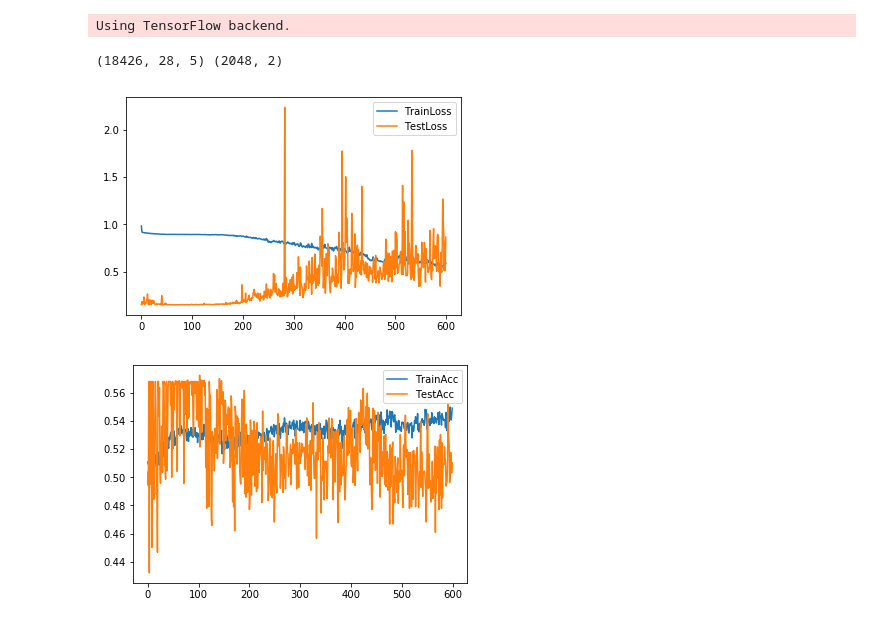
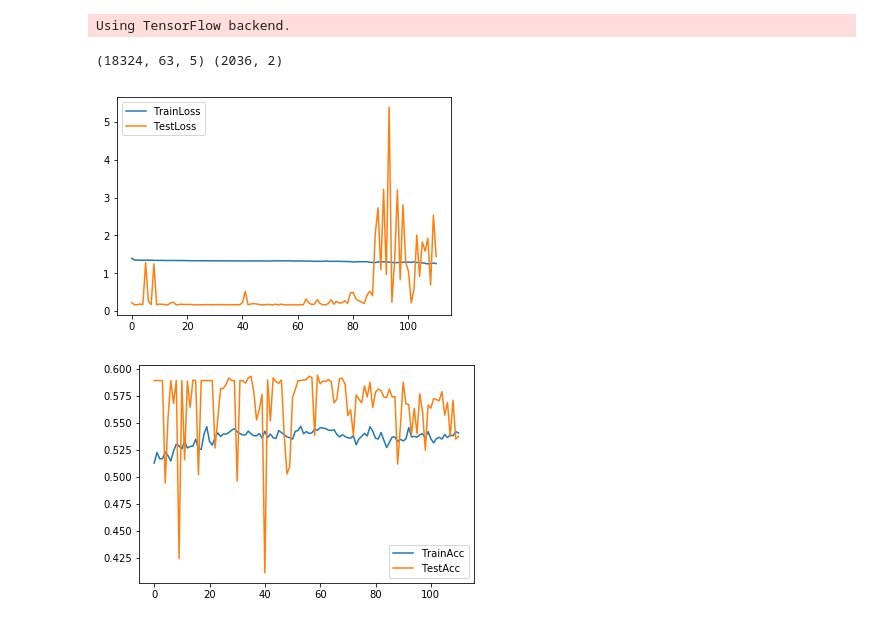
Before and after one commit to sshh12/StockMarketML, a Jupyter notebook: Variation2/TrendPrediction.ipynb, the cells around one changed output. Saved outputs shown, nothing was run; the diff lists cells and outputs as text; code cells hidden in the pictures.

```diff
--- a/Variation2/TrendPrediction.ipynb
+++ b/Variation2/TrendPrediction.ipynb
@@ -25,8 +25,8 @@ Using TensorFlow backend.
 epochs           = 600
 batch_size       = 32
 
-window_size      = 32
-skip_window_size = 4
+window_size      = 70
+skip_window_size = 7
 
 train_split      = .9
 emb_size         = 5
@@ -132,19 +132,19 @@ def get_model():
 
     model.add(LSTM(300, input_shape=(window_size - skip_window_size, emb_size)))
     model.add(BatchNormalization())
-    model.add(LeakyReLU())
+    model.add(PReLU())
 
     model.add(Dense(300))
     model.add(BatchNormalization())
-    model.add(LeakyReLU())
+    model.add(PReLU())
 
-    model.add(Dense(300))
+    model.add(Dense(260))
     model.add(BatchNormalization())
-    model.add(LeakyReLU())
+    model.add(PReLU())
 
-    model.add(Dense(300))
+    model.add(Dense(200))
     model.add(BatchNormalization())
-    model.add(LeakyReLU())
+    model.add(PReLU())
 
     model.add(Dense(2))
 
@@ -160,36 +160,36 @@ if __name__ == "__main__":
 
     print(trainX.shape, testY.shape)
 # %% [output]
-(18426, 28, 5) (2048, 2)
+(18324, 63, 5) (2036, 2)
 # %%
 # Train
 
 if __name__ == "__main__":
 
     model = get_model()
 
     reduce_LR = ReduceLROnPlateau(monitor='val_loss', factor=0.9, patience=30, min_lr=1e-7, verbose=0)
     e_stopping = EarlyStopping(monitor='val_binacc', patience=50)
     checkpoint = ModelCheckpoint(os.path.join('..', 'models', 'trend-pred.h5'),
                                  monitor='val_binacc',
                                  verbose=0,
                                  save_best_only=True)
 
     history = model.fit(trainX, trainY, epochs=epochs,
                                         batch_size=batch_size,
                                         validation_data=(testX, testY),
                                         verbose=0,
-                                        callbacks=[checkpoint])
+                                        callbacks=[e_stopping, checkpoint])
 
     plt.plot(history.history['loss'])
     plt.plot(history.history['val_loss'])
     plt.legend(['TrainLoss', 'TestLoss'])
     plt.show()
 
     plt.plot(history.history['binacc'])
     plt.plot(history.history['val_binacc'])
     plt.legend(['TrainAcc', 'TestAcc'])
     plt.show()
 # %% [output]
-[figure, old version]
+[figure, new version]
-[figure, old version]
+[figure, new version]
```
Also changed, not shown: parts of 2 cells of this notebook, 2 other files.
